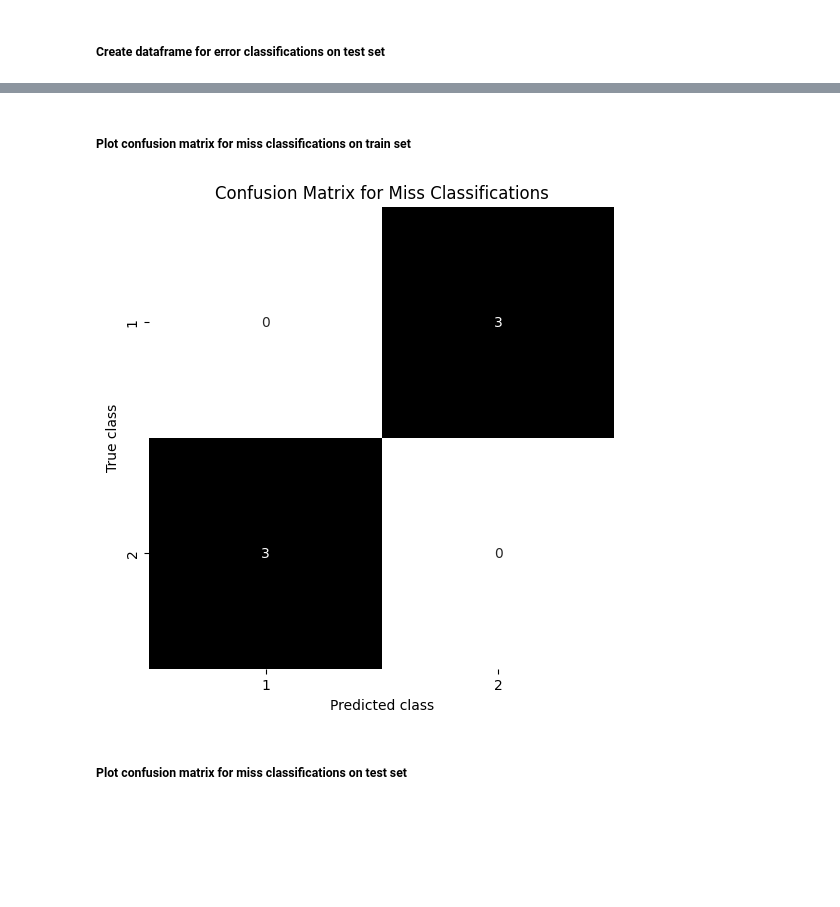
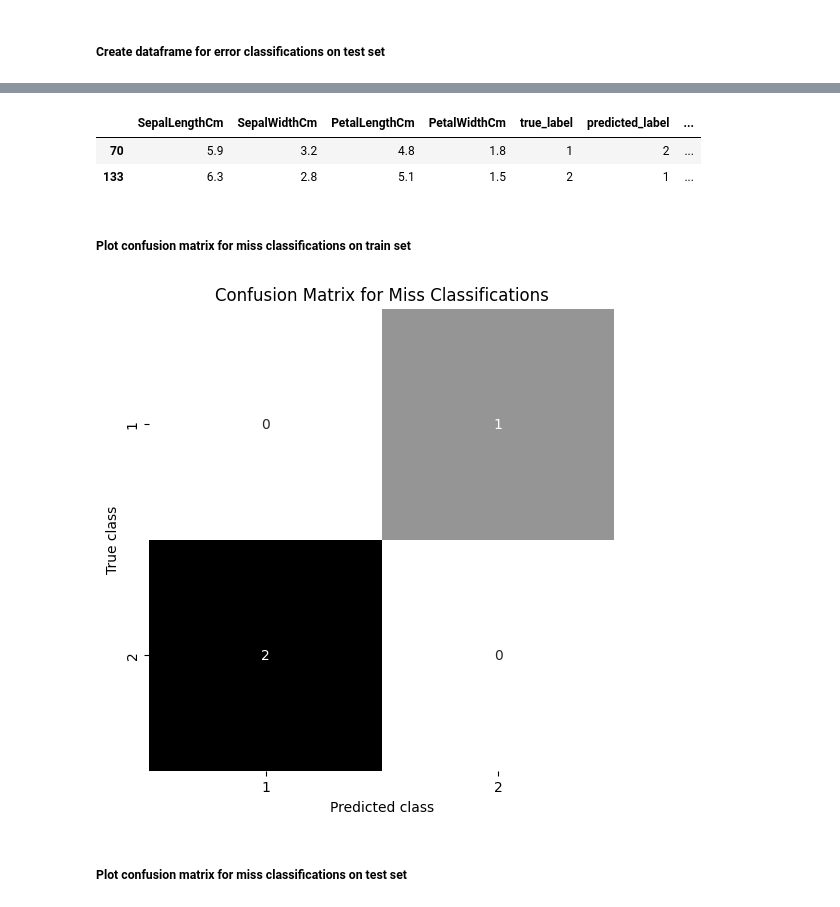
Before and after one commit to MNechai-2003/Iris-Species, a Jupyter notebook: src/notebooks/iris_analys.ipynb, the cells around one changed output, grey strips where cells are left out. Saved outputs shown, nothing was run; the diff lists cells and outputs as text; code cells hidden in the pictures; blank space fills up the shorter version.

```diff
--- a/src/notebooks/iris_analys.ipynb
+++ b/src/notebooks/iris_analys.ipynb
@@ -141,19 +159,19 @@ X_new.head()
 # %%
-# build baseline logistic regression model
-baseline_logistic_regression_model = LogisticRegression(max_iter=50, random_state=42)
-baseline_logistic_regression_model.fit(X_train, y_train)
+# build working logistic regression model
+working_model = LogisticRegression(max_iter=50, random_state=41)
+working_model.fit(X_new_train, y_new_train)
 
-baseline_train_df_with_predictions, baseline_train_accuracy, baseline_train_precision, baseline_train_recall, baseline_train_f1 = evaluate_model(X_train, y_train, baseline_logistic_regression_model)
-baseline_test_df_with_predictions, baseline_test_accuracy, baseline_test_precision, baseline_test_recall, baseline_test_f1 = evaluate_model(X_test, y_test, baseline_logistic_regression_model)
+working_train_df_with_predictions, working_train_accuracy, working_train_precision, working_train_recall, working_train_f1 = evaluate_model(X_new_train, y_new_train, working_model)
+working_test_df_with_predictions, working_test_accuracy, working_test_precision, working_test_recall, working_test_f1 = evaluate_model(X_new_test, y_new_test, working_model)
 
-print("Baseline model evaluation:")
-print(f"Train Accuracy: {baseline_train_accuracy:.4f}")
-print(f"Train Precision: {baseline_train_precision:.4f}")
-print(f"Train Recall: {baseline_train_recall:.4f}")
-print(f"Train F1: {baseline_train_f1:.4f}")
+print("Working model evaluation:")
+print(f"Train Accuracy: {working_train_accuracy:.4f}")
+print(f"Train Precision: {working_train_precision:.4f}")
+print(f"Train Recall: {working_train_recall:.4f}")
+print(f"Train F1: {working_train_f1:.4f}")
 print('---------------------')
-print(f"Test Accuracy: {baseline_test_accuracy:.4f}")
-print(f"Test Precision: {baseline_test_precision:.4f}")
-print(f"Test Recall: {baseline_test_recall:.4f}")
-print(f"Test F1: {baseline_test_f1:.4f}")
+print(f"Test Accuracy: {working_test_accuracy:.4f}")
+print(f"Test Precision: {working_test_precision:.4f}")
+print(f"Test Recall: {working_test_recall:.4f}")
+print(f"Test F1: {working_test_f1:.4f}")
 # %% [output]
@@ -240,0 +215,3 @@ train_df_errors.head()
+# %%
+baseline_train_df_errors = baseline_train_df_with_predictions[baseline_train_df_with_predictions['is_correct'] == False]
+baseline_train_df_errors.head()
@@ -248,9 +225,16 @@ test_df_errors.head()
+# %%
+baseline_test_df_errors = baseline_test_df_with_predictions[baseline_test_df_with_predictions['is_correct'] == False]
+baseline_test_df_errors.head()
+# %% [output]
+|  | SepalLengthCm | SepalWidthCm | PetalLengthCm | PetalWidthCm | true_label | predicted_label | ... |
+| 70 | 5.9 | 3.2 | 4.8 | 1.8 | 1 | 2 | ... |
+| 133 | 6.3 | 2.8 | 5.1 | 1.5 | 2 | 1 | ... |
 # %% [markdown]
 ##### Plot confusion matrix for miss classifications on train set
 # %%
-plot_confusion_matrix_for_miss_classifications(train_df_errors)
+plot_confusion_matrix_for_miss_classifications(baseline_train_df_errors)
 # %% [output]
-[figure, old version]
+[figure, new version]
 # %% [markdown]
 ##### Plot confusion matrix for miss classifications on test set
 # %%
```
Also changed, not shown: parts of 62 cells of this notebook, 1 other file.
